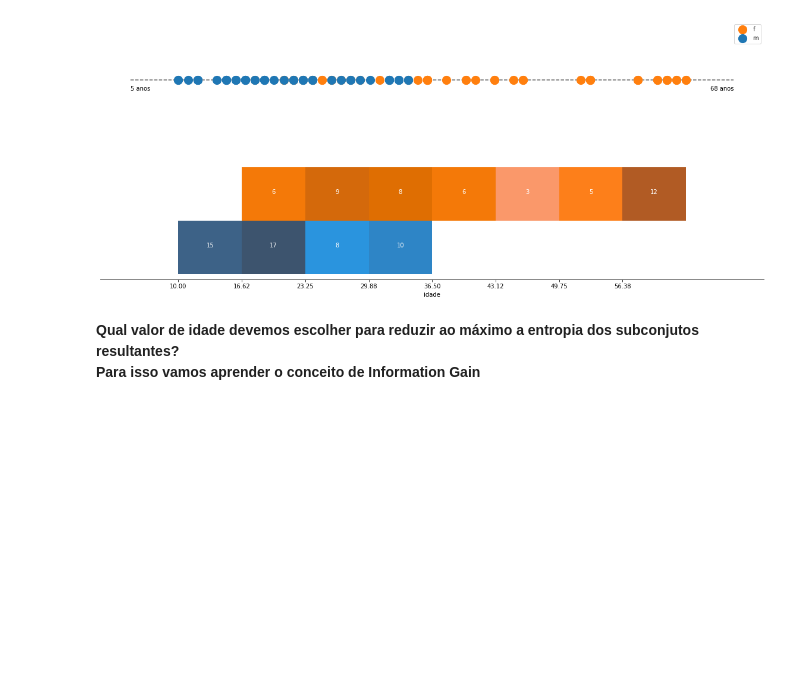
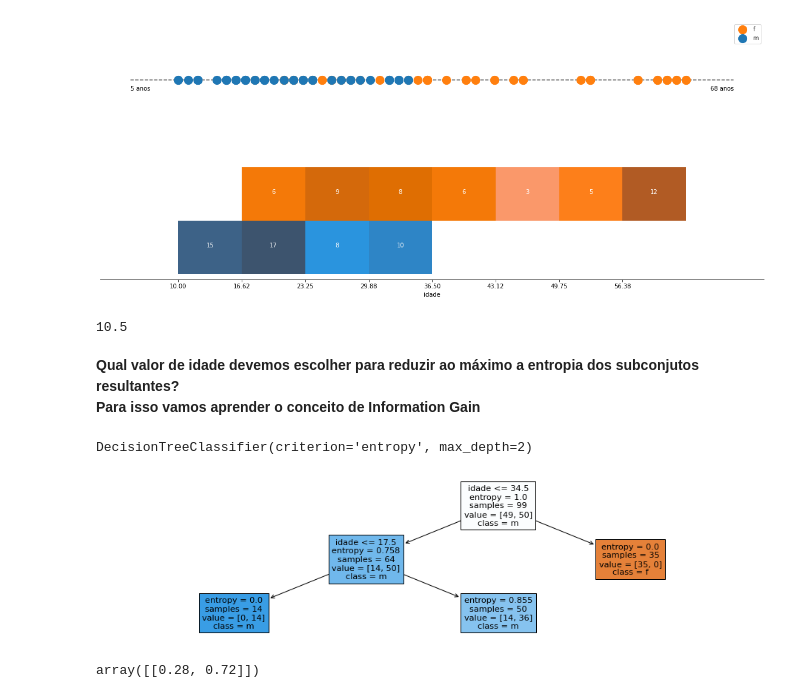
Before and after one commit to aulas-e-palestras/bsbr-modernos, a Jupyter notebook: notebooks/entropia_genero.ipynb, the cells around one changed output. Cells and saved outputs as stored; diff of their text form; code cells hidden in the pictures; blank space fills up the shorter version.

```diff
--- a/notebooks/entropia_genero.ipynb
+++ b/notebooks/entropia_genero.ipynb
@@ -149,6 +149,10 @@ ax[1].yaxis.set_visible(False)
 plt.show()
 # %% [output]
 [figure]
+# %%
+df.idade.nsmallest(2).mean()
+# %% [output]
+10.5
 # %% [markdown]
 <b>Qual valor de idade devemos escolher para reduzir ao máximo a entropia dos subconjutos resultantes?</b><br>
 <b>Para isso vamos aprender o conceito de Information Gain</b>
@@ -154,0 +162,20 @@ plt.show()
+# %%
+x = df.idade
+y = df.sexo
+# %%
+clf = DecisionTreeClassifier(criterion='entropy',max_depth=2)
+clf.fit(x.values.reshape(-1,1),y)
+# %% [output]
+DecisionTreeClassifier(criterion='entropy', max_depth=2)
+# %%
+fig = plt.figure(figsize=(16,4))
+_ = tree.plot_tree(clf,
+                   feature_names=['idade'],
+                   class_names=['f','m'],
+                   filled=True)
+# %% [output]
+[figure, added]
+# %%
+clf.predict_proba([[31]])
+# %% [output]
+array([[0.28, 0.72]])
```
Also changed, not shown: parts of 3 cells of this notebook, 4 other files.
